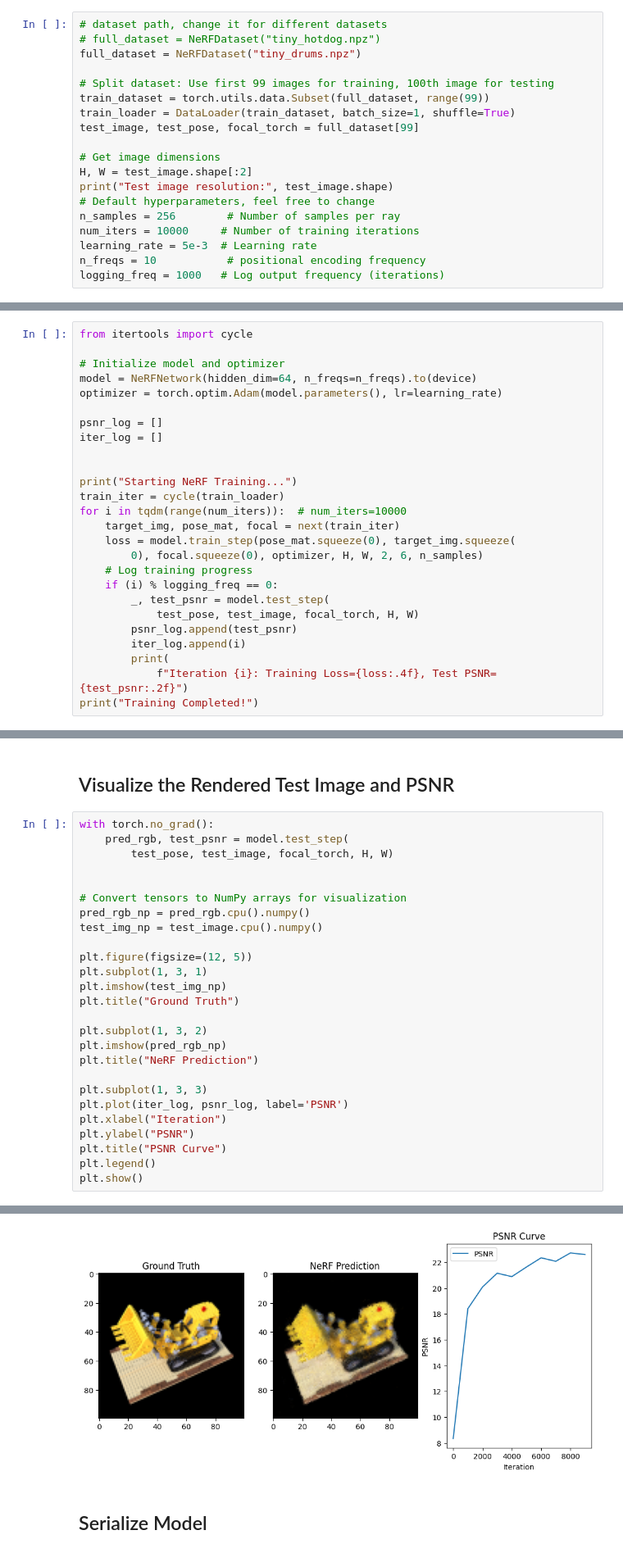
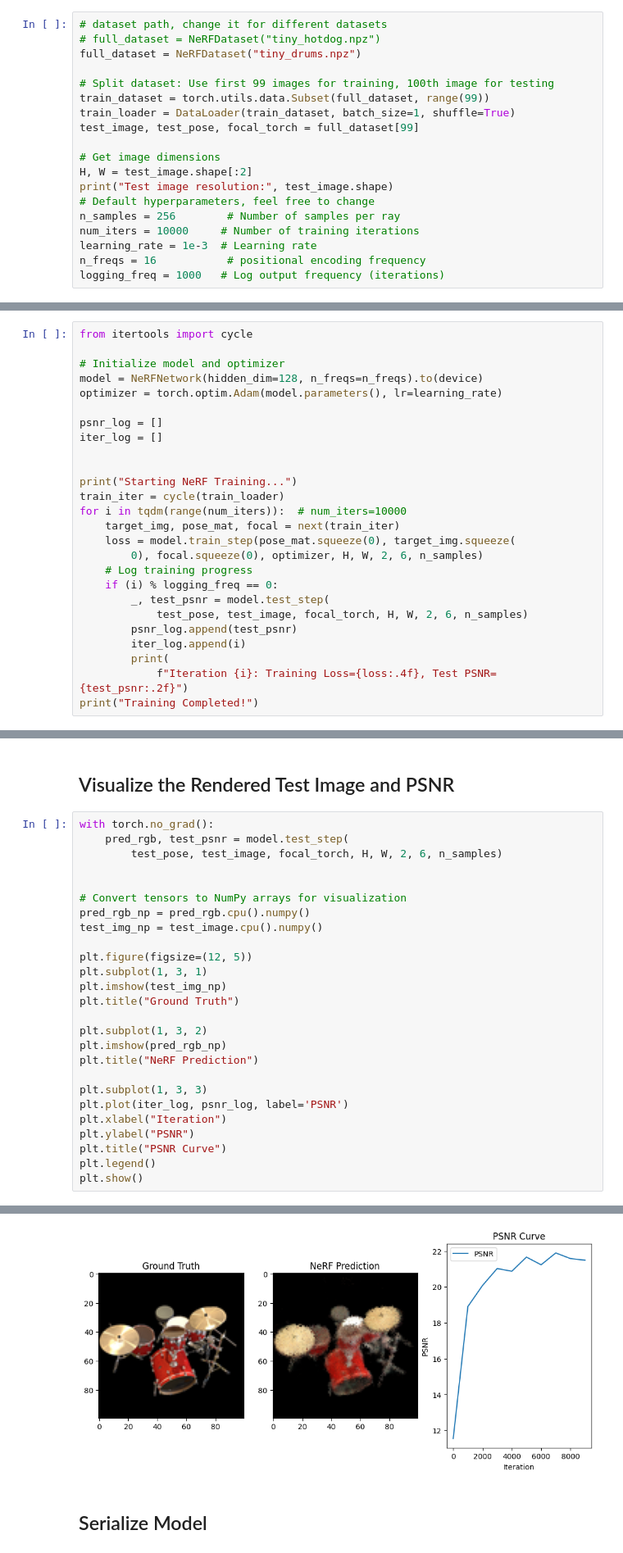
Before and after one commit to dddddjent/CS8803-cgai, a Jupyter notebook: src/app/(assignment)/assignment/A2b/nerf.ipynb, the cells around one changed output, grey strips where cells are left out. Shown at 82% size. Saved outputs shown, nothing was run; the diff lists cells and outputs as text.

```diff
--- a/src/app/(assignment)/assignment/A2b/nerf.ipynb
+++ b/src/app/(assignment)/assignment/A2b/nerf.ipynb
@@ -236,7 +235,7 @@ print("Test image resolution:", test_image.shape)
 # Default hyperparameters, feel free to change
 n_samples = 256        # Number of samples per ray
 num_iters = 10000     # Number of training iterations
-learning_rate = 5e-3  # Learning rate
-n_freqs = 10           # positional encoding frequency
+learning_rate = 1e-3  # Learning rate
+n_freqs = 16           # positional encoding frequency
 logging_freq = 1000   # Log output frequency (iterations)
 # %% [output]
@@ -247,7 +246,7 @@ FileNotFoundError: [Errno 2] No such file or directory: 'tiny_drum.npz'
 from itertools import cycle
 
 # Initialize model and optimizer
-model = NeRFNetwork(hidden_dim=64, n_freqs=n_freqs).to(device)
+model = NeRFNetwork(hidden_dim=128, n_freqs=n_freqs).to(device)
 optimizer = torch.optim.Adam(model.parameters(), lr=learning_rate)
 
 psnr_log = []
@@ -263,7 +262,7 @@ for i in tqdm(range(num_iters)):  # num_iters=10000
     # Log training progress
     if (i) % logging_freq == 0:
         _, test_psnr = model.test_step(
-            test_pose, test_image, focal_torch, H, W)
+            test_pose, test_image, focal_torch, H, W, 2, 6, n_samples)
         psnr_log.append(test_psnr)
         iter_log.append(i)
         print(
@@ -287,7 +277,7 @@ Training Completed!
 # %%
 with torch.no_grad():
     pred_rgb, test_psnr = model.test_step(
-        test_pose, test_image, focal_torch, H, W)
+        test_pose, test_image, focal_torch, H, W, 2, 6, n_samples)
 
 
 # Convert tensors to NumPy arrays for visualization
@@ -315,4 +305,4 @@ Clipping input data to the valid range for imshow with RGB data ([0..1] for floa
-[figure, old version]
+[figure, new version]
 # %% [markdown]
 ## Serialize Model
 # %%
```
Also changed, not shown: parts of 4 cells of this notebook, 6 other files.
